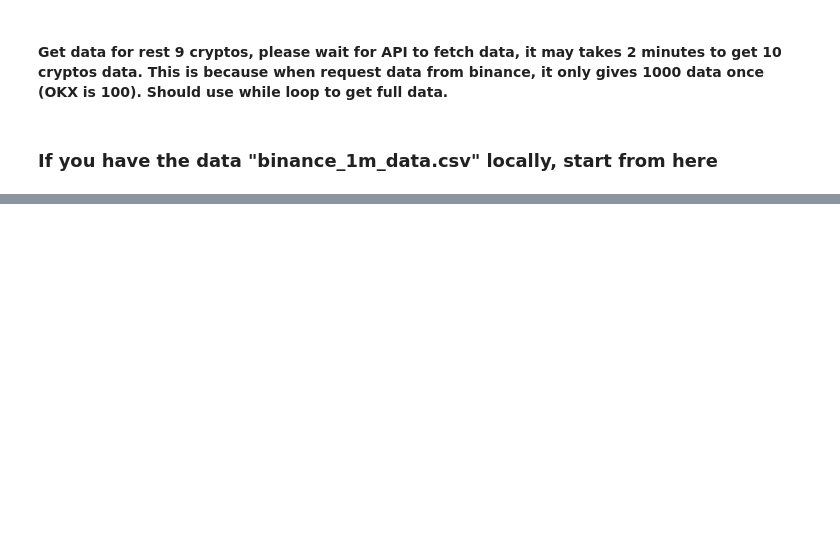
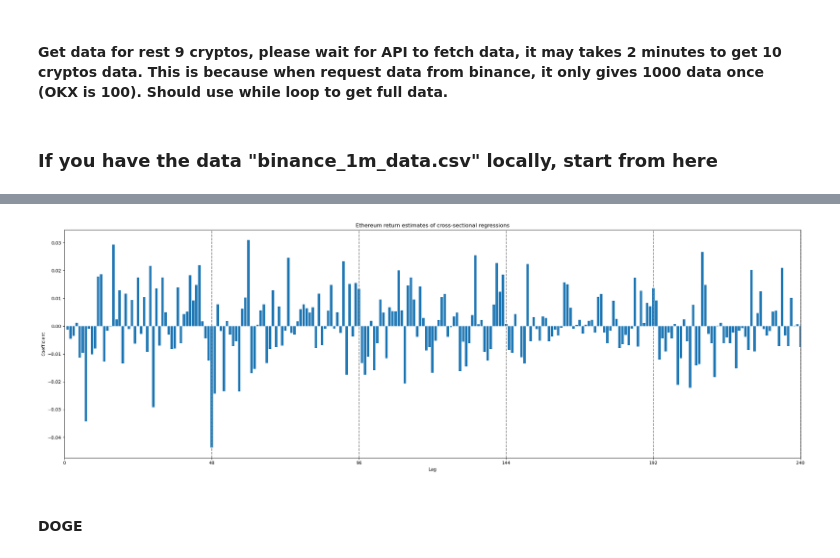
Before and after one commit to junxunliu/crypto_analysis, a Jupyter notebook: cryptocurrency_analysis.ipynb, the cells around one changed output, grey strips where cells are left out. Cells and saved outputs as stored; diff of their text form; code cells hidden in the pictures; blank space fills up the shorter version.

```diff
--- a/cryptocurrency_analysis.ipynb
+++ b/cryptocurrency_analysis.ipynb
@@ -153,0 +325,45 @@ fig.savefig('btc_volume.pdf', bbox_inches='tight')
+# %%
+# reverse dataset for better understandding of lags
+df_eth_ret_r = df_eth_ret.iloc[::-1]
+# remove missing data
+df_eth_ret_r = df_eth_ret_r.dropna()
+# %%
+# Specify the dependent and independent variables
+# dependent variable: lastest returns k = 0
+# independent variables: lag returns k, k = 1 ... 1440
+lag_cols = list(df_eth_ret_r.columns)
+y = df_eth_ret_r[lag_cols.pop(0)]
+X = df_eth_ret_r[lag_cols]
+X = sm.add_constant(X)
+# Run the regression
+ETH_lag1440_ret_reg = sm.OLS(y, X).fit()
+# %%
+# Extract coefficients
+coef_eth = ETH_lag1440_ret_reg.params
+# Delete intercept coef
+gamma = np.delete(coef_eth.values, 0)
+gamma = np.insert(gamma, 0, 0)
+lags = np.delete(coef_eth.index, 0)
+lags = np.array([int(re.findall('\d+', lag)[0]) for lag in lags])
+lags = np.insert(lags, 0, 0)
+# Create a bar plot
+gamma = gamma[:337]
+lags = lags[:337]
+fig, ax = plt.subplots(figsize=(24, 8))
+ax.bar(lags, gamma)
+ax.set_ylabel('Coefficient')
+ax.set_xlabel('Lag')
+# set the y limit
+# ax.set_ylim(-0.35, 0.4)
+# set the x ticks
+ax.set_xticks(lags[::48])
+ax.set_xlim(lags.min(), lags.max())
+# insert vertical lines for plot
+xticks = ax.get_xticks()
+for xtick in xticks:
+    ax.axvline(x=xtick, color='gray', linestyle='--')
+ax.set_title('Ethereum return estimates of cross-sectional regressions')
+fig.tight_layout()
+plt.show()
+# %% [output]
+[figure, added]
@@ -153,0 +373,2 @@ fig.savefig('btc_volume.pdf', bbox_inches='tight')
+# %% [markdown]
+#### DOGE
```
Also changed, not shown: parts of 120 cells of this notebook.
